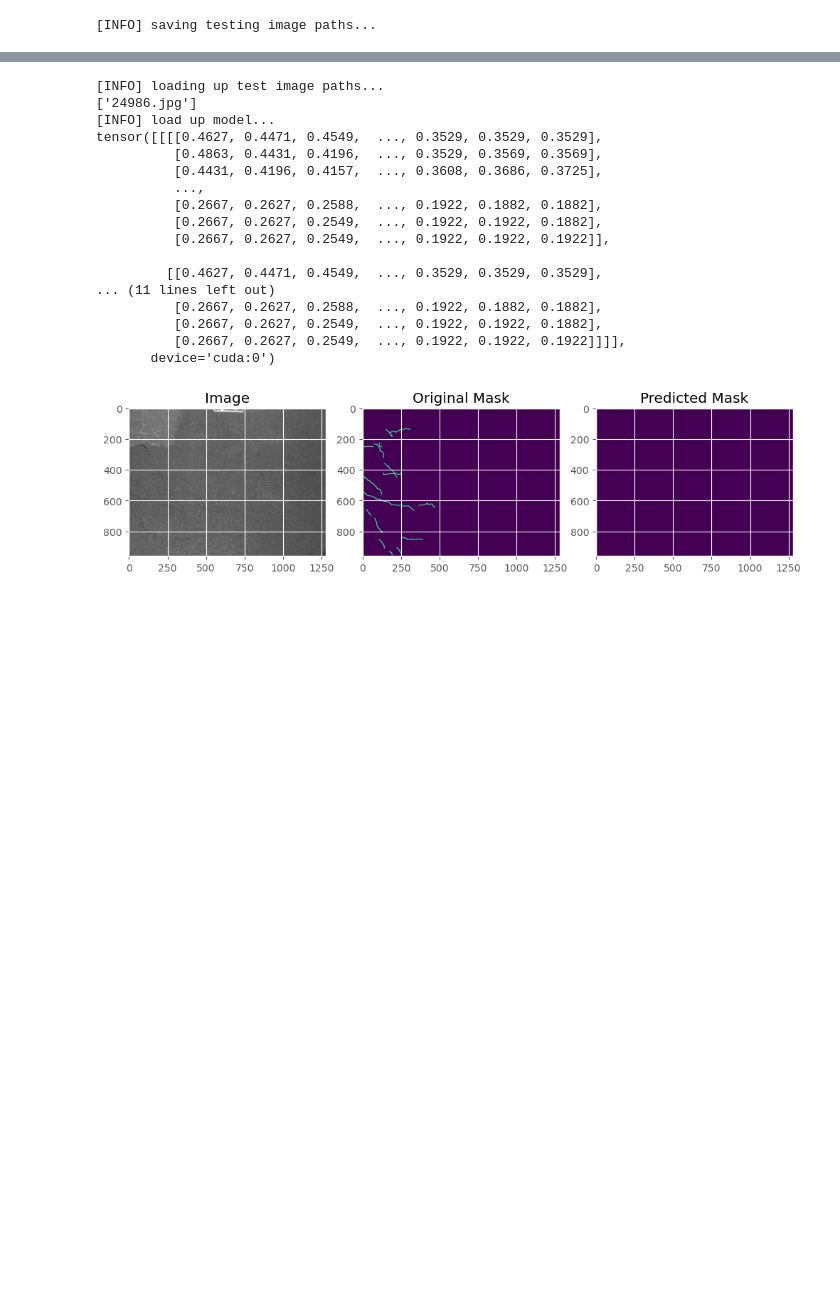
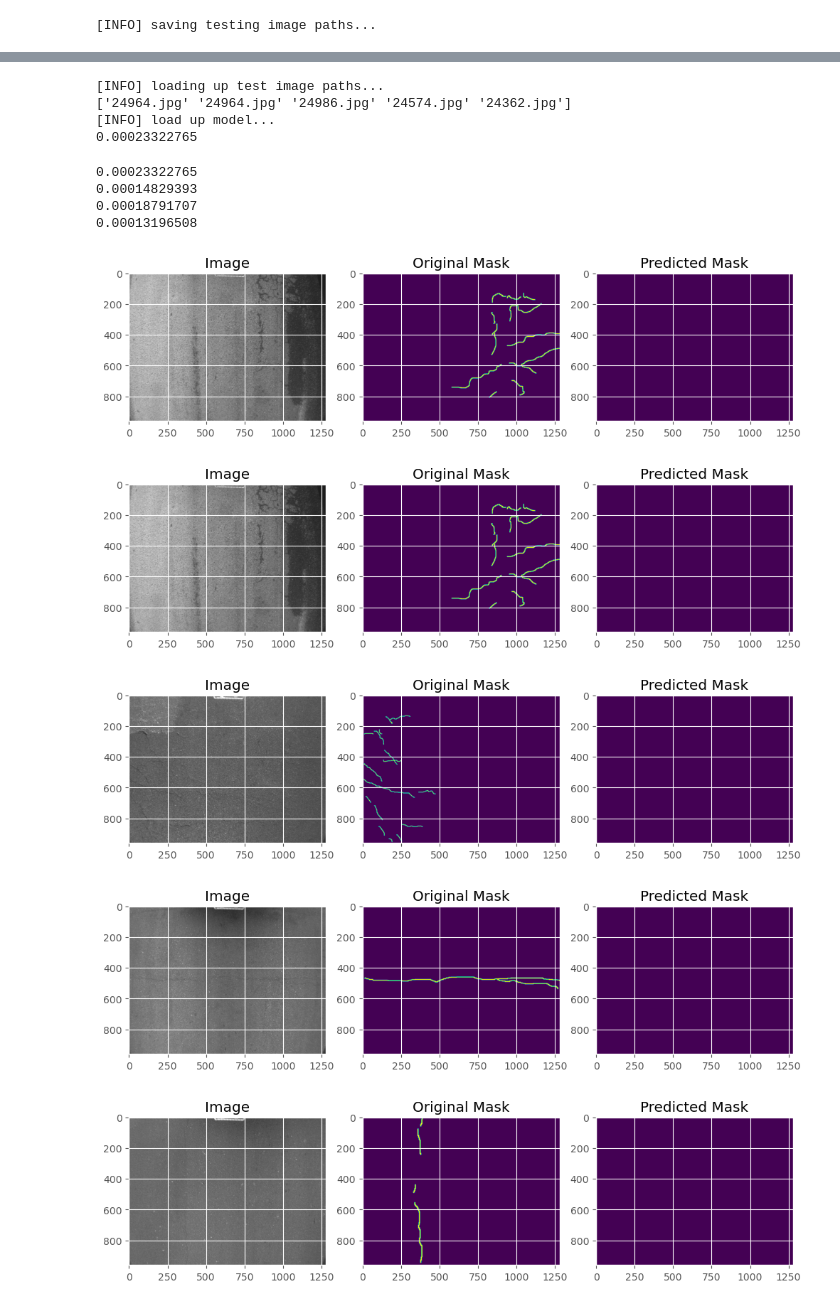
Before and after one commit to Zxmw/Project2, a Jupyter notebook: test.ipynb, the cells around one changed output, grey strips where cells are left out. Cells and saved outputs as stored; diff of their text form; code cells hidden in the pictures; blank space fills up the shorter version.

```diff
--- a/test.ipynb
+++ b/test.ipynb
@@ -251,4 +246,20 @@ trainLoader = DataLoader(trainDS, shuffle=True,
 	batch_size=BATCH_SIZE, pin_memory=PIN_MEMORY)
 testLoader = DataLoader(testDS, shuffle=False,
 	batch_size=BATCH_SIZE, pin_memory=PIN_MEMORY)
+
+# check the first batch of data
+for batch in trainLoader:
+	# grab the first batch of images and labels
+	images, masks = batch
+	# loop over the images and masks in the batch
+	for (image, mask) in zip(images, masks):
+		# convert the image and mask from tensors to numpy arrays
+		image = image.numpy().transpose(1, 2, 0)
+		mask = mask.numpy().transpose(1, 2, 0)
+		# plot the image and mask
+		fig, ax = plt.subplots(1, 2)
+		ax[0].imshow(image)
+		ax[1].imshow(mask)
+		plt.show()
+	break
 # %% [output]
@@ -271,7 +283,7 @@ class WeightedFocalLoss(nn.Module):
 # initialize our UNet model
 unet = UNet().to(DEVICE)
 # initialize loss function and optimizer
-lossFunc = BCEWithLogitsLoss()
+lossFunc = BCEWithLogitsLoss(reduction="mean")
 opt = Adam(unet.parameters(), lr=INIT_LR)
 # calculate steps per epoch for training and test set
 trainSteps = len(trainDS) // BATCH_SIZE
@@ -311,6 +323,8 @@ class SegmentationMetric(object):
         self.confusionMatrix += self.genConfusionMatrix(imgPredict.cpu(), imgLabel.cpu())
 # %%
 # loop over epochs
+
+np.set_printoptions(threshold=np.inf)
 print("[INFO] training the network...")
 startTime = time.time()
 for e in tqdm(range(NUM_EPOCHS)):
@@ -324,21 +338,12 @@ for e in tqdm(range(NUM_EPOCHS)):
 	for (i, (x, y)) in tqdm(enumerate(trainLoader)):
 		# send the input to the device
 		(x, y) = (x.to(DEVICE), y.to(DEVICE))
-		# perform a forward pass and calculate the training loss
-		if(i==0):
-			#plot the first image in the batch
-			fig, ax = plt.subplots(1, 2, figsize=(10, 5))
-			ax[0].imshow(x[0].cpu().permute(1, 2, 0))
-			ax[0].set_title("Input Image")
-			ax[1].imshow(y[0].cpu().squeeze(), cmap="gray")
-			ax[1].set_title("Ground Truth Mask")
-			plt.show()
-
+		opt.zero_grad()
 		pred = unet(x)
 		loss = lossFunc(pred, y)
+
 		# first, zero out any previously accumulated gradients, then
 		# perform backpropagation, and then update model parameters
-		opt.zero_grad()
 		loss.backward()
 		opt.step()
 		# add the loss to the total training loss so far
@@ -353,14 +358,6 @@ for e in tqdm(range(NUM_EPOCHS)):
 			(x, y) = (x.to(DEVICE), y.to(DEVICE))
 			# make the predictions and calculate the validation loss
 			pred = unet(x)
-			# plot the prediction and ground truth mask
-			if(i==0):
-				fig, ax = plt.subplots(1, 2, figsize=(10, 5))
-				ax[0].imshow(x[0].cpu().permute(1, 2, 0))
-				ax[0].set_title("Input Image")
-				ax[1].imshow(pred[0].cpu().squeeze(), cmap="gray")
-				ax[1].set_title("Predicted Mask")
-				plt.show()
 			totalTestLoss += lossFunc(pred, y)
 			#evalution metric
 			metric = SegmentationMetric(2)
@@ -451,50 +468,45 @@ def make_predictions(model, imagePath, maskPath):
 		image = torch.from_numpy(image).to(DEVICE)
 		# make the prediction, pass the results through the sigmoid
 		# function, and convert the result to a NumPy array
-		print(image)
 		predMask = model(image).squeeze()
 		predMask = torch.sigmoid(predMask)
 		predMask = predMask.cpu().numpy()
+		print(max(predMask.flatten()))
 		# filter out the weak predictions and convert them to integers
 		predMask = (predMask > THRESHOLD) * 255
 		predMask = predMask.astype(np.uint8)
 		# prepare a plot for visualization
 		prepare_plot(orig, gtMask, predMask)
 
 # load the image paths in our testing file and randomly select 10
 # image paths
 print("[INFO] loading up test image paths...")
 imagePaths = open(TEST_IMAGE_PATHS).read().strip().split("\n")
 maskPaths = open(TEST_MASK_PATHS).read().strip().split("\n")
-random_index = np.random.choice(len(imagePaths), size=1)
+random_index = np.random.choice(len(imagePaths), size=5)
 imagePaths = np.array(imagePaths)[random_index]
 maskPaths = np.array(maskPaths)[random_index]
 print(imagePaths)
 # load our model from disk and flash it to the current device
 print("[INFO] load up model...")
 unet = torch.load(MODEL_PATH).to(DEVICE)
 # iterate over the randomly selected test image paths
 for i in range(0, len(imagePaths)):
 	# make predictions and visualize the results
 	imgpath = os.path.join(IMAGE_DATASET_PATH, imagePaths[i])
 	mskpath = os.path.join(MASK_DATASET_PATH, maskPaths[i])
 	make_predictions(unet, imgpath, mskpath)
 # %% [output]
 [INFO] loading up test image paths...
-['24986.jpg']
+['24964.jpg' '24964.jpg' '24986.jpg' '24574.jpg' '24362.jpg']
 [INFO] load up model...
-tensor([[[[0.4627, 0.4471, 0.4549,  ..., 0.3529, 0.3529, 0.3529],
-          [0.4863, 0.4431, 0.4196,  ..., 0.3529, 0.3569, 0.3569],
-          [0.4431, 0.4196, 0.4157,  ..., 0.3608, 0.3686, 0.3725],
-          ...,
-          [0.2667, 0.2627, 0.2588,  ..., 0.1922, 0.1882, 0.1882],
-          [0.2667, 0.2627, 0.2549,  ..., 0.1922, 0.1922, 0.1882],
-          [0.2667, 0.2627, 0.2549,  ..., 0.1922, 0.1922, 0.1922]],
-
-         [[0.4627, 0.4471, 0.4549,  ..., 0.3529, 0.3529, 0.3529],
-... (11 lines left out)
-          [0.2667, 0.2627, 0.2588,  ..., 0.1922, 0.1882, 0.1882],
-          [0.2667, 0.2627, 0.2549,  ..., 0.1922, 0.1922, 0.1882],
-          [0.2667, 0.2627, 0.2549,  ..., 0.1922, 0.1922, 0.1922]]]],
-       device='cuda:0')
+0.00023322765
+0.00023322765
+0.00014829393
+0.00018791707
+0.00013196508
-[figure, old version]
+[figure, new version]
+[figure, added]
+[figure, added]
+[figure, added]
+[figure, added]
```
Also changed, not shown: parts of 9 cells of this notebook, 10 other files.
